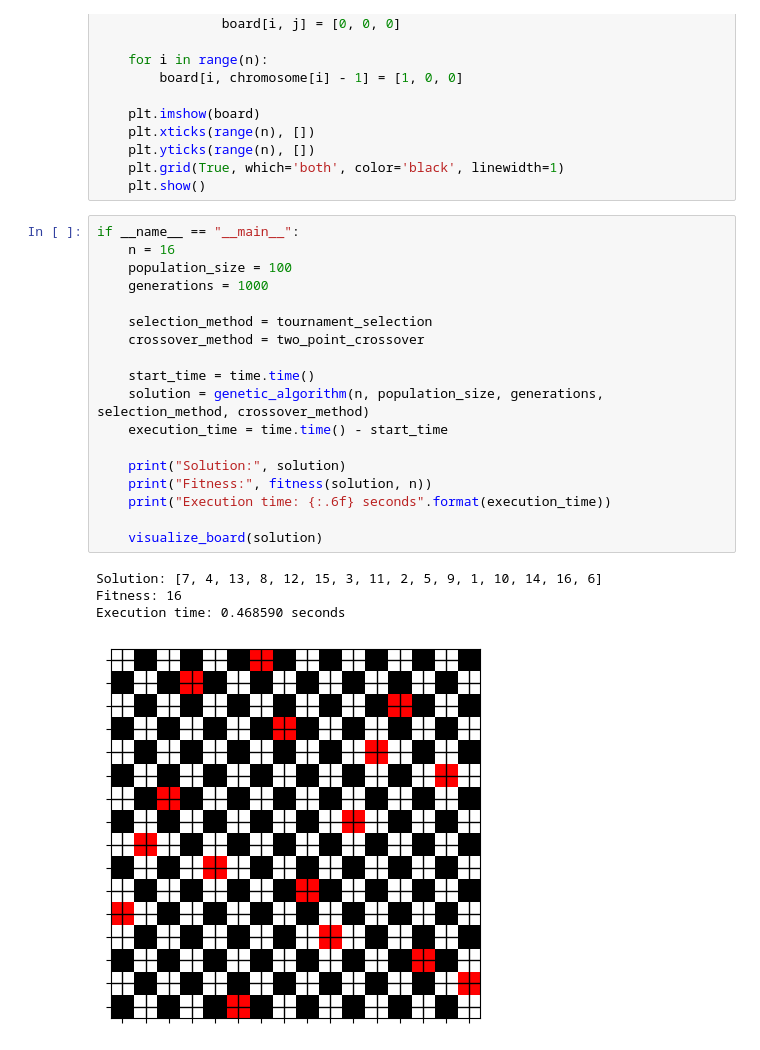
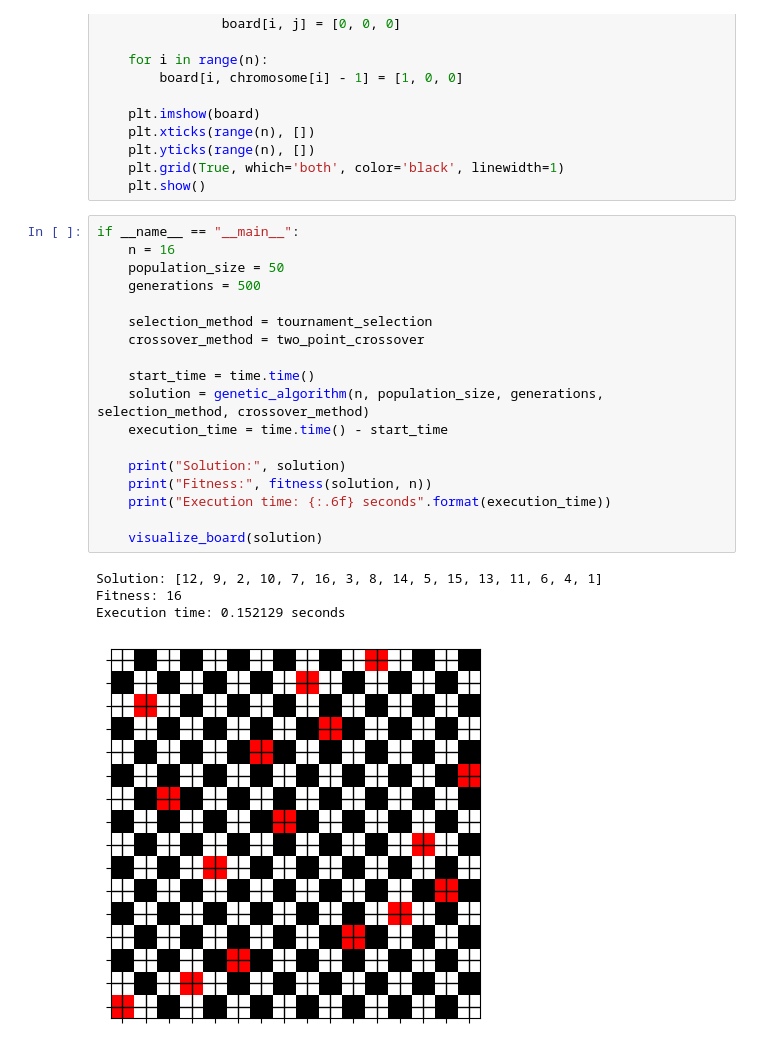
Before and after one commit to IAmirKhani/NQueens-using-genetic-algorithm, a Jupyter notebook: project_6.ipynb, the cells around one changed output. Drawn from its saved outputs; the diff is of its cells as text.

```diff
--- a/project_6.ipynb
+++ b/project_6.ipynb
@@ -108,26 +108,26 @@ def visualize_board(chromosome):
 # %%
 if __name__ == "__main__":
     n = 16
-    population_size = 100
-    generations = 1000
+    population_size = 50
+    generations = 500
 
     selection_method = tournament_selection
     crossover_method = two_point_crossover
 
     start_time = time.time()
     solution = genetic_algorithm(n, population_size, generations, selection_method, crossover_method)
     execution_time = time.time() - start_time
 
     print("Solution:", solution)
     print("Fitness:", fitness(solution, n))
     print("Execution time: {:.6f} seconds".format(execution_time))
 
     visualize_board(solution)
 # %% [output]
-Solution: [7, 4, 13, 8, 12, 15, 3, 11, 2, 5, 9, 1, 10, 14, 16, 6]
+Solution: [12, 9, 2, 10, 7, 16, 3, 8, 14, 5, 15, 13, 11, 6, 4, 1]
 Fitness: 16
-Execution time: 0.468590 seconds
+Execution time: 0.152129 seconds
-[figure, old version]
+[figure, new version]
 # %%
 validation = []
 num_iter = 10
```
Also changed, not shown: parts of 3 cells of this notebook.
